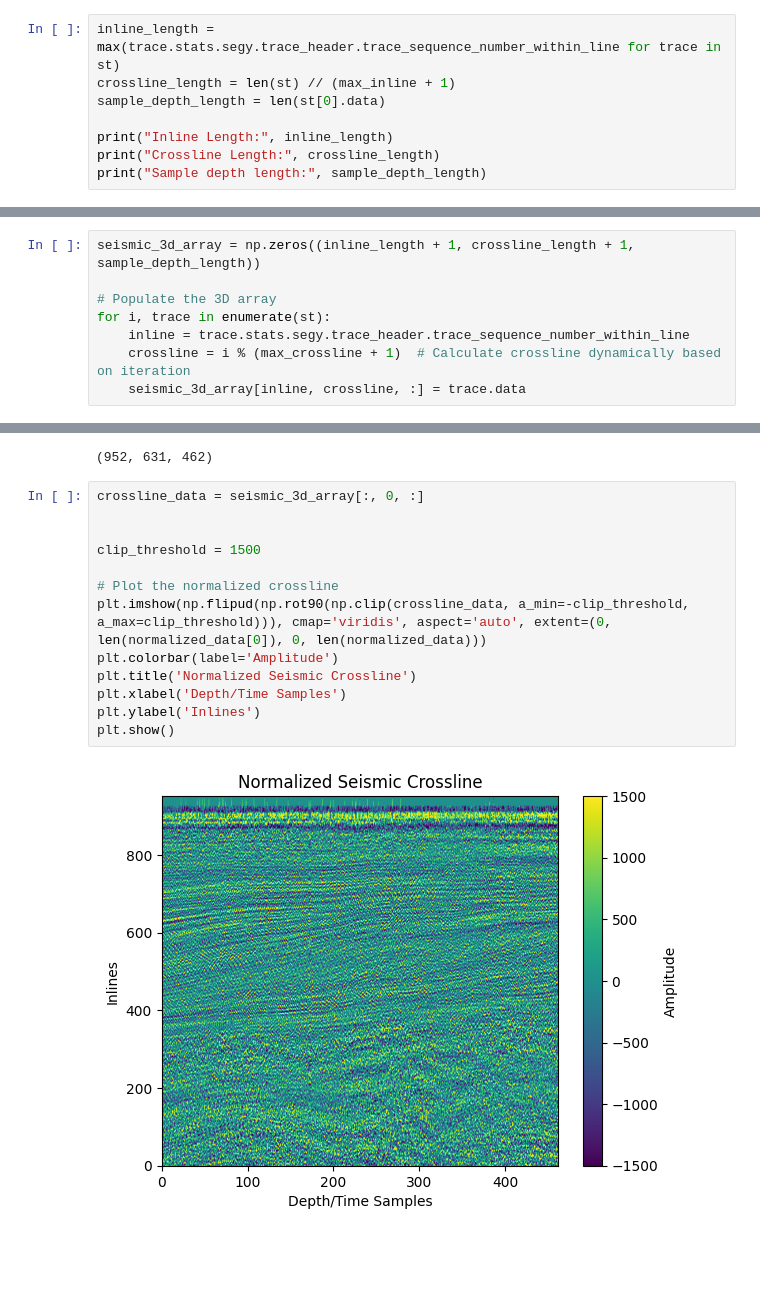
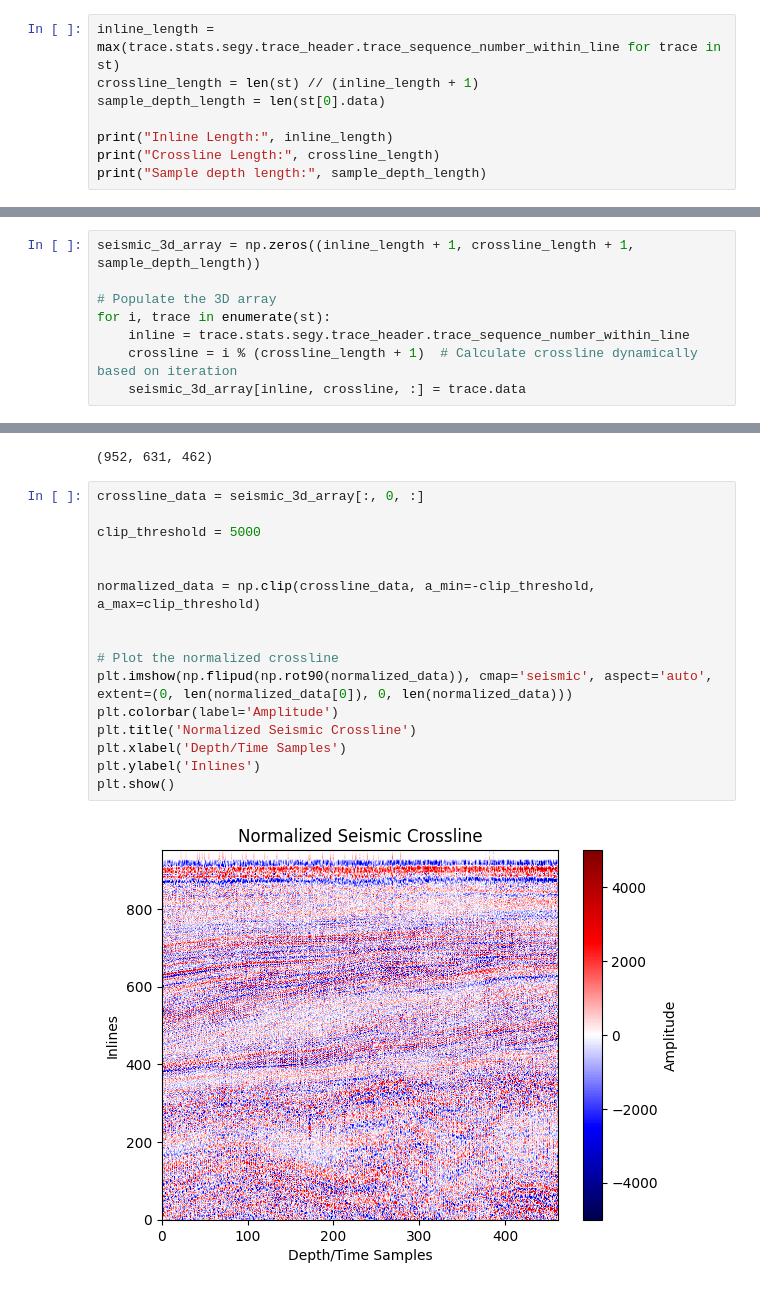
Before and after one commit to crbuch/SeismicML, a Jupyter notebook: main.ipynb, the cells around one changed output, grey strips where cells are left out. Drawn from its saved outputs; the diff is of its cells as text; blank space fills up the shorter version.

```diff
--- a/main.ipynb
+++ b/main.ipynb
@@ -11,7 +11,7 @@ import matplotlib.pyplot as plt
 st = read('./data/Seismic_data.sgy', format='SEGY')
 # %%
 inline_length = max(trace.stats.segy.trace_header.trace_sequence_number_within_line for trace in st)
-crossline_length = len(st) // (max_inline + 1)
+crossline_length = len(st) // (inline_length + 1)
 sample_depth_length = len(st[0].data)
 
 print("Inline Length:", inline_length)
@@ -27,7 +27,7 @@ seismic_3d_array = np.zeros((inline_length + 1, crossline_length + 1, sample_dep
 # Populate the 3D array
 for i, trace in enumerate(st):
     inline = trace.stats.segy.trace_header.trace_sequence_number_within_line
-    crossline = i % (max_crossline + 1)  # Calculate crossline dynamically based on iteration
+    crossline = i % (crossline_length + 1)  # Calculate crossline dynamically based on iteration
     seismic_3d_array[inline, crossline, :] = trace.data
 # %%
 #converted to 3d array for easier processing
@@ -37,15 +37,18 @@ print(seismic_3d_array.shape)
 # %%
 crossline_data = seismic_3d_array[:, 0, :]
 
+clip_threshold = 5000
 
-clip_threshold = 1500
+
+normalized_data = np.clip(crossline_data, a_min=-clip_threshold, a_max=clip_threshold)
+
 
 # Plot the normalized crossline
-plt.imshow(np.flipud(np.rot90(np.clip(crossline_data, a_min=-clip_threshold, a_max=clip_threshold))), cmap='viridis', aspect='auto', extent=(0, len(normalized_data[0]), 0, len(normalized_data)))
+plt.imshow(np.flipud(np.rot90(normalized_data)), cmap='seismic', aspect='auto', extent=(0, len(normalized_data[0]), 0, len(normalized_data)))
 plt.colorbar(label='Amplitude')
 plt.title('Normalized Seismic Crossline')
 plt.xlabel('Depth/Time Samples')
 plt.ylabel('Inlines')
 plt.show()
 # %% [output]
-[figure, old version]
+[figure, new version]
```
